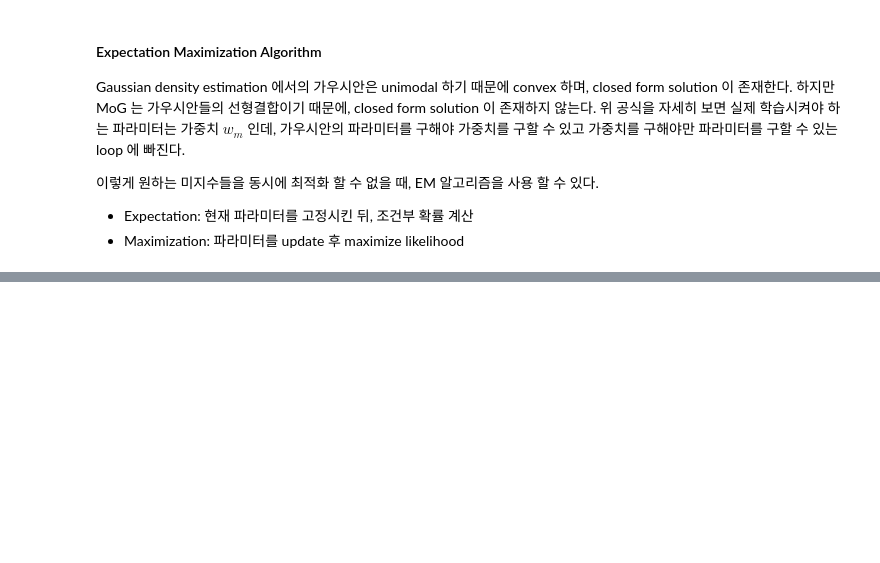
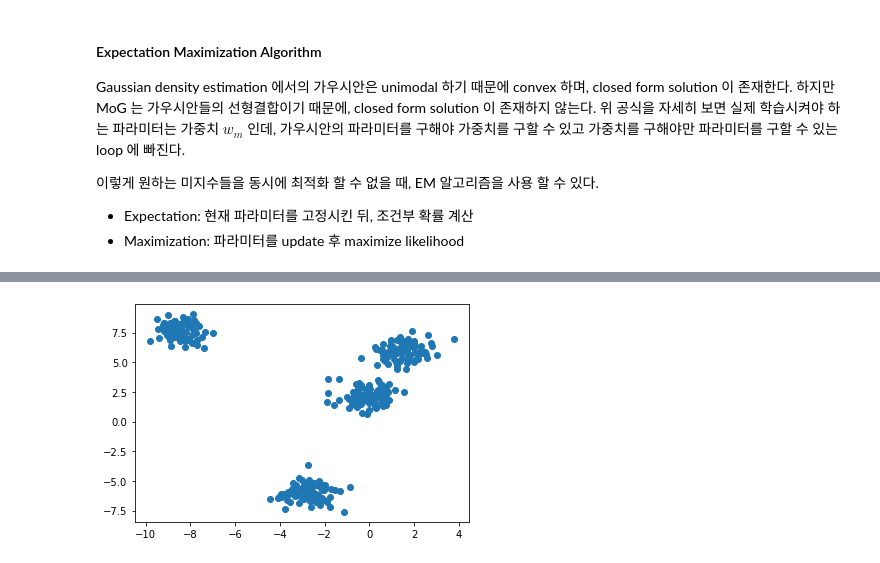
Before and after one commit to tomtom1103/The_Helvetica_Scenario, a Jupyter notebook: anomaly_detection/anomaly_detection_tutorial.ipynb, the cells around one changed output, grey strips where cells are left out. Saved outputs shown, nothing was run; the diff lists cells and outputs as text; code cells hidden in the pictures; blank space fills up the shorter version.

```diff
--- a/anomaly_detection/anomaly_detection_tutorial.ipynb
+++ b/anomaly_detection/anomaly_detection_tutorial.ipynb
@@ -246,0 +197,8 @@ Probability of the regular sample from the fitted Gaussian: [[0.94121979 0.01230
+# %%
+from sklearn.datasets import make_blobs
+
+X, y = make_blobs(n_samples=350, centers=4, n_features=2, cluster_std=0.67)
+X = X[:, ::-1]
+plt.scatter(X[:, 0], X[:, 1], cmap='viridis');
+# %% [output]
+[figure, added]
```
Also changed, not shown: parts of 49 cells of this notebook, 12 other files.
